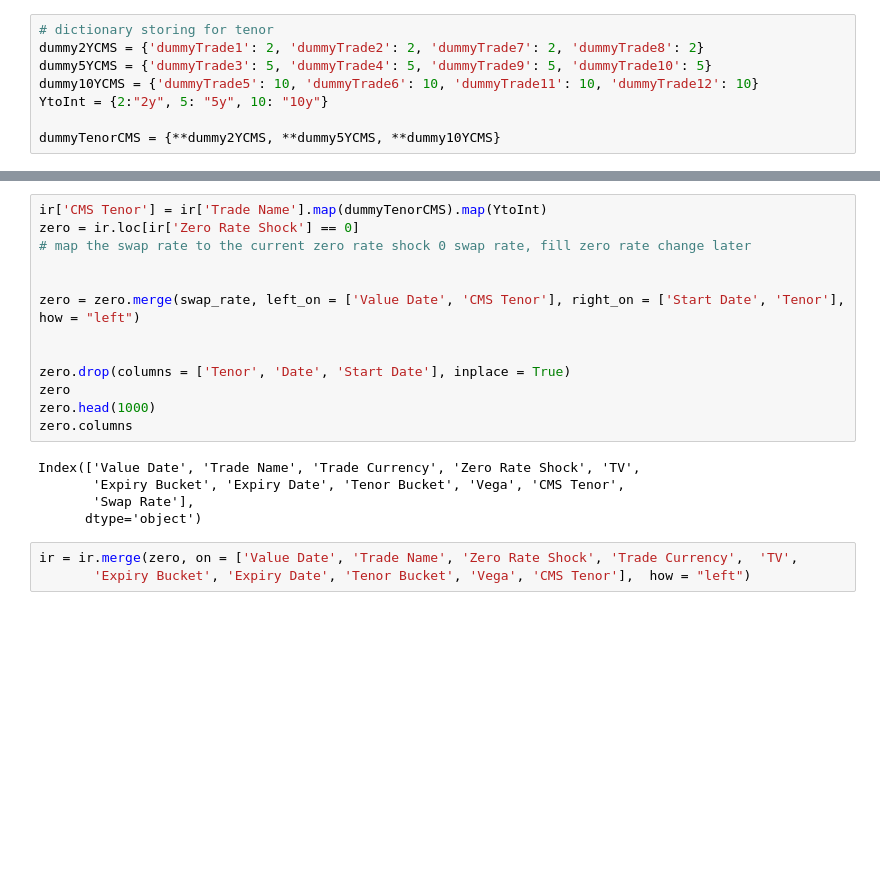
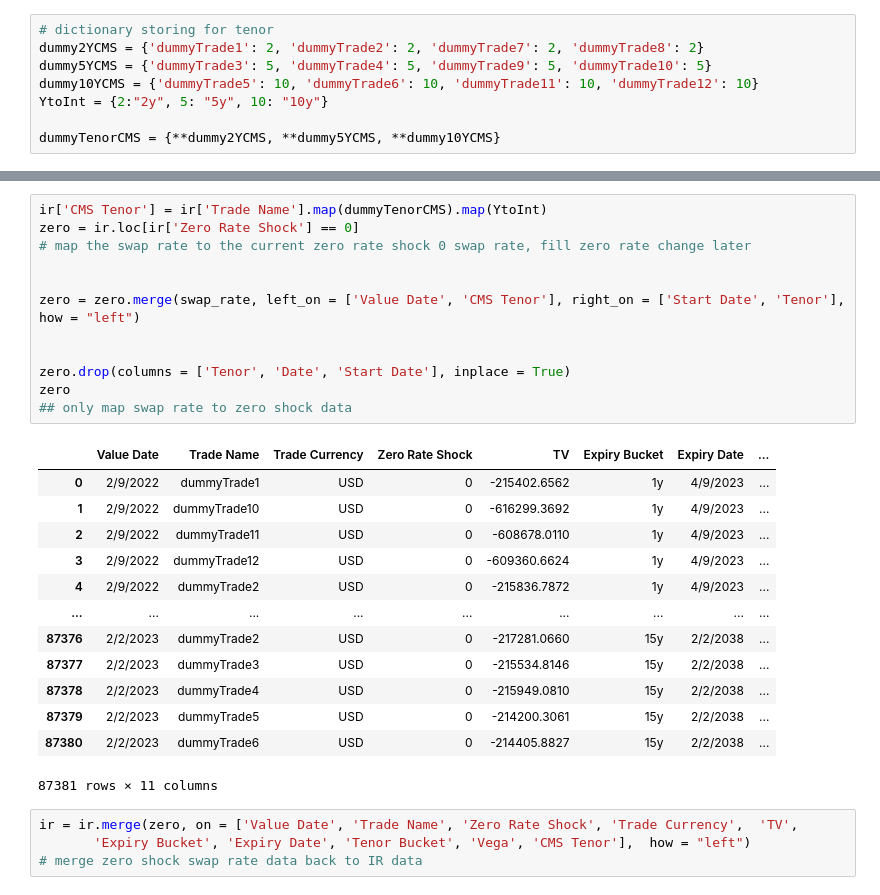
Before and after one commit to jacksonhk/UBS-data, a Jupyter notebook: preprocess.ipynb, the cells around one changed output, grey strips where cells are left out. Cells and saved outputs as stored; diff of their text form; blank space fills up the shorter version.

```diff
--- a/preprocess.ipynb
+++ b/preprocess.ipynb
@@ -97,23 +102,32 @@ swap_rate
 # %%
 ir['CMS Tenor'] = ir['Trade Name'].map(dummyTenorCMS).map(YtoInt)
 zero = ir.loc[ir['Zero Rate Shock'] == 0]
 # map the swap rate to the current zero rate shock 0 swap rate, fill zero rate change later
 
 
 zero = zero.merge(swap_rate, left_on = ['Value Date', 'CMS Tenor'], right_on = ['Start Date', 'Tenor'], how = "left")
 
 
 zero.drop(columns = ['Tenor', 'Date', 'Start Date'], inplace = True)
 zero
-zero.head(1000)
-zero.columns
+## only map swap rate to zero shock data
 # %% [output]
+|  | Value Date | Trade Name | Trade Currency | Zero Rate Shock | TV | Expiry Bucket | Expiry Date | ... |
+| 0 | 2/9/2022 | dummyTrade1 | USD | 0 | -215402.6562 | 1y | 4/9/2023 | ... |
+| 1 | 2/9/2022 | dummyTrade10 | USD | 0 | -616299.3692 | 1y | 4/9/2023 | ... |
+| 2 | 2/9/2022 | dummyTrade11 | USD | 0 | -608678.0110 | 1y | 4/9/2023 | ... |
+| 3 | 2/9/2022 | dummyTrade12 | USD | 0 | -609360.6624 | 1y | 4/9/2023 | ... |
+| 4 | 2/9/2022 | dummyTrade2 | USD | 0 | -215836.7872 | 1y | 4/9/2023 | ... |
+| ... | ... | ... | ... | ... | ... | ... | ... | ... |
+| 87376 | 2/2/2023 | dummyTrade2 | USD | 0 | -217281.0660 | 15y | 2/2/2038 | ... |
+| 87377 | 2/2/2023 | dummyTrade3 | USD | 0 | -215534.8146 | 15y | 2/2/2038 | ... |
+| 87378 | 2/2/2023 | dummyTrade4 | USD | 0 | -215949.0810 | 15y | 2/2/2038 | ... |
+| 87379 | 2/2/2023 | dummyTrade5 | USD | 0 | -214200.3061 | 15y | 2/2/2038 | ... |
+| 87380 | 2/2/2023 | dummyTrade6 | USD | 0 | -214405.8827 | 15y | 2/2/2038 | ... |
-Index(['Value Date', 'Trade Name', 'Trade Currency', 'Zero Rate Shock', 'TV',
-       'Expiry Bucket', 'Expiry Date', 'Tenor Bucket', 'Vega', 'CMS Tenor',
-       'Swap Rate'],
-      dtype='object')
+87381 rows × 11 columns
 # %%
 ir = ir.merge(zero, on = ['Value Date', 'Trade Name', 'Zero Rate Shock', 'Trade Currency',  'TV',
        'Expiry Bucket', 'Expiry Date', 'Tenor Bucket', 'Vega', 'CMS Tenor'],  how = "left")
+# merge zero shock swap rate data back to IR data
 # %%
 ir
```
Also changed, not shown: parts of 6 cells of this notebook.
